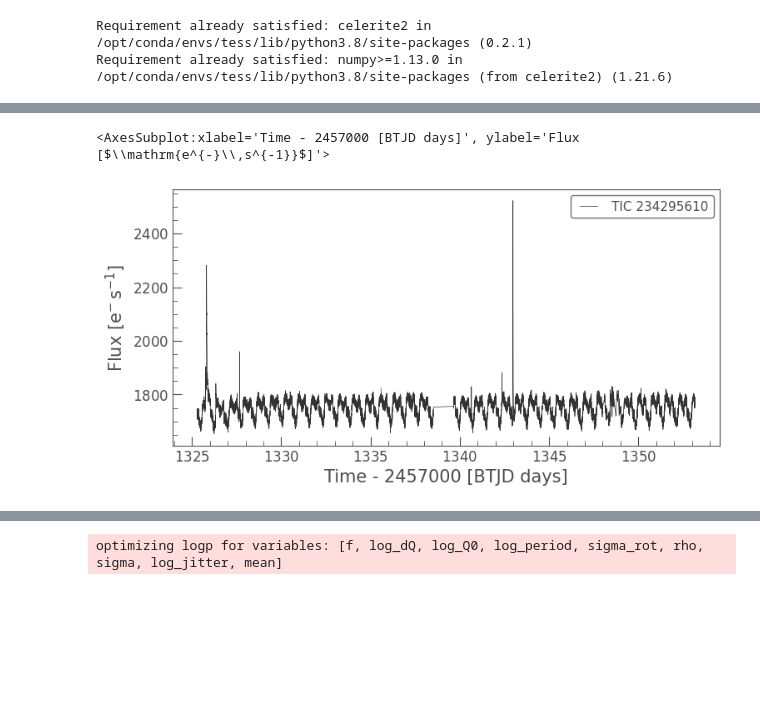
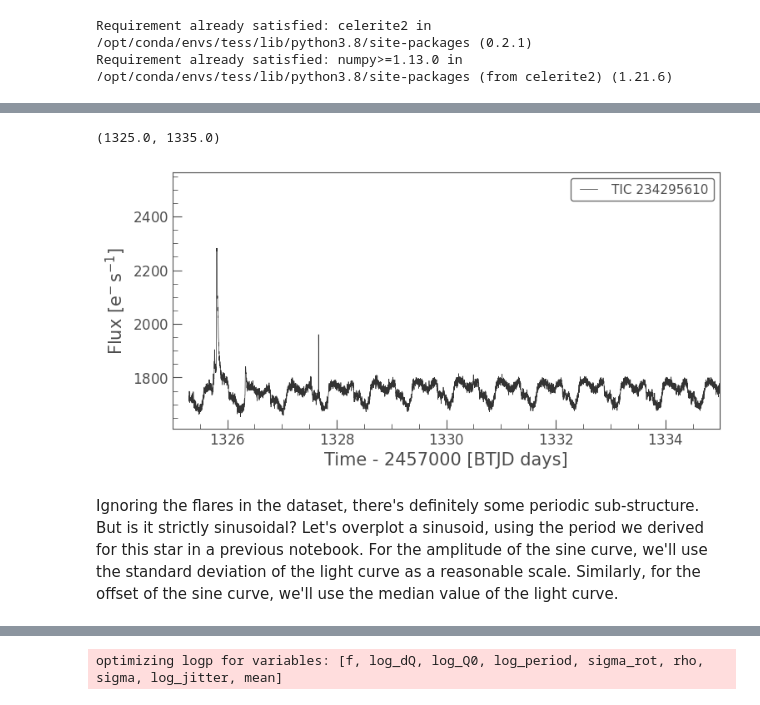
Before and after one commit to spacetelescope/project-tikebook, a Jupyter notebook: notebooks/8-rotation-speeds-pt2/interm_statistics.ipynb, the cells around one changed output, grey strips where cells are left out. Drawn from its saved outputs; the diff is of its cells as text; code cells hidden in the pictures; blank space fills up the shorter version.

```diff
--- a/notebooks/8-rotation-speeds-pt2/interm_statistics.ipynb
+++ b/notebooks/8-rotation-speeds-pt2/interm_statistics.ipynb
@@ -73,16 +119,17 @@ The most robust way to perform this experiment first involves getting uncertaint
 # %%
-# ticids = ['278779899', '139754153', '273418879', '52121469', '188580272', '394015919', '402104884']
 ticids = ['234295610']
-
 
 # for all the selected targets, pull the available lightcurves using the lightkurve package
 sectors = [1, 2] # only consider the first few sectors
 lcs = []
 for name in ticids:
     lc = search_lightcurve(target='TIC'+name, mission='TESS', sector=sectors, author='SPOC')
     lc = lc.download_all()[0]
 
 lc.plot()
+plt.xlim(1325, 1335)
 # %% [output]
-<AxesSubplot:xlabel='Time - 2457000 [BTJD days]', ylabel='Flux [$\\mathrm{e^{-}\\,s^{-1}}$]'>
+(1325.0, 1335.0)
-[figure, old version]
+[figure, new version]
+# %% [markdown]
+Ignoring the flares in the dataset, there's definitely some periodic sub-structure. But is it strictly sinusoidal? Let's overplot a sinusoid, using the period we derived for this star in a previous notebook. For the amplitude of the sine curve, we'll use the standard deviation of the light curve as a reasonable scale. Similarly, for the offset of the sine curve, we'll use the median value of the light curve.
```
Also changed, not shown: parts of 105 cells of this notebook.
